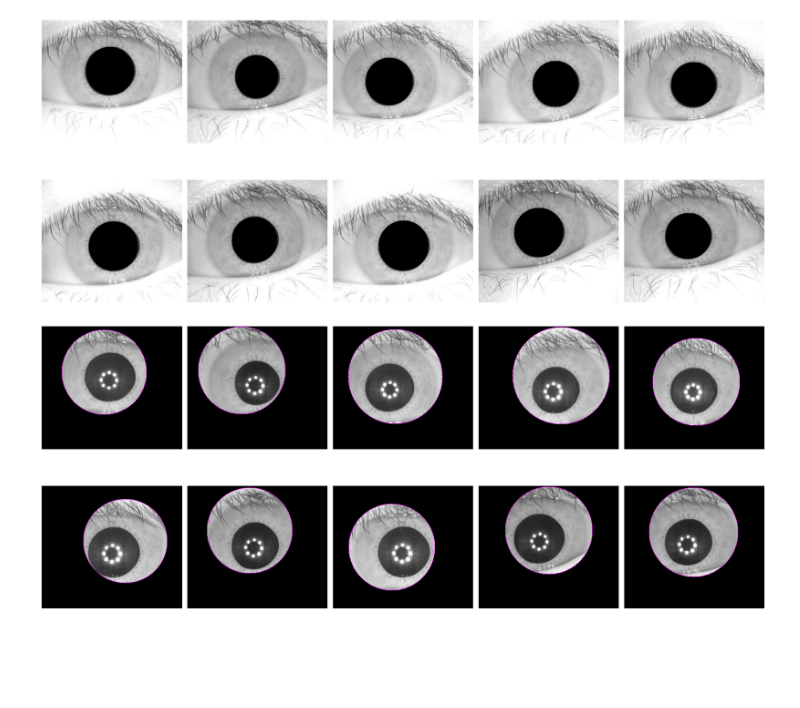
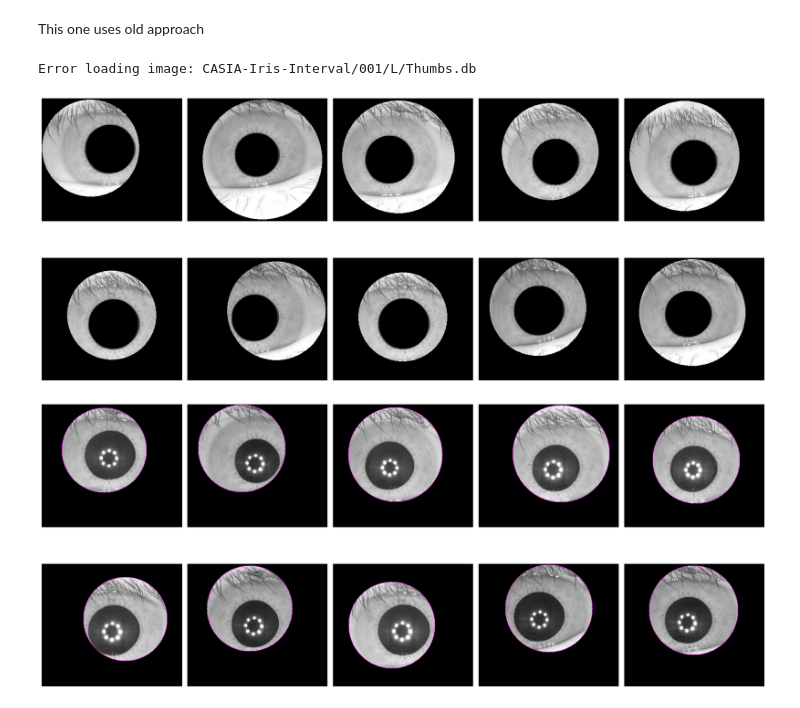
Before and after one commit to DavidAvallone/Iris-Detection-Research-Capstone, a Jupyter notebook: iris.ipynb, the cells around one changed output. Cells and saved outputs as stored; diff of their text form; code cells hidden in the pictures; blank space fills up the shorter version.

```diff
--- a/iris.ipynb
+++ b/iris.ipynb
@@ -113,32 +168,46 @@ def getIris(frame):
     return resImg
+# %% [markdown]
+This one uses old approach
 # %%
 # Path to the directory containing the images
 directory = 'CASIA-Iris-Interval/001/L/'
 
 # Get a list of all files in the directory
 eyesList = os.listdir(directory)
 
 # Create a figure to plot the images
 plt.figure(figsize=(20, 10))
 
 # Loop through each file in the directory
-for i in range(len(eyesList)-1):
+for i in range(len(eyesList)):
+
     eye = getNewEye(eyesList)
-    frame = cv2.imread("CASIA-Iris-Interval/001/L/"+eye)
+    image_path = os.path.join(directory, eye)
+    if not os.path.isfile(image_path):
+        print(f"File not found: {image_path}")
+        continue
+
+    frame = cv2.imread(image_path)
+    if frame is None:
+        print(f"Error loading image: {image_path}")
+        continue
+
+    # frame = cv2.imread("CASIA-Iris-Interval/001/L/"+eye)
 
     # Get the pupil and iris
     output = getPupil(frame)
     iris = getIris(output)
 
     # Plot the image
     plt.subplot(2, 5, i + 1)
-    plt.imshow(output)
+    plt.imshow(iris)
     plt.axis("off")
 
 plt.tight_layout()
 plt.show()
 # %% [output]
+Error loading image: CASIA-Iris-Interval/001/L/Thumbs.db
-[figure, old version]
+[figure, new version]
 # %%
 # This is a test run but the images are not as good as the above method.
 
```
Also changed, not shown: parts of 2 cells of this notebook.
